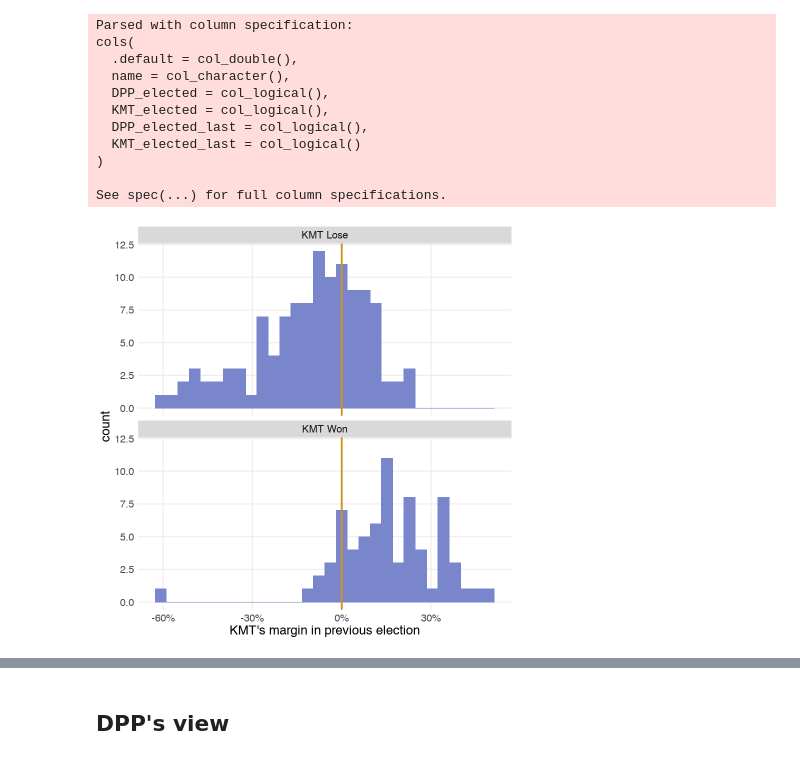
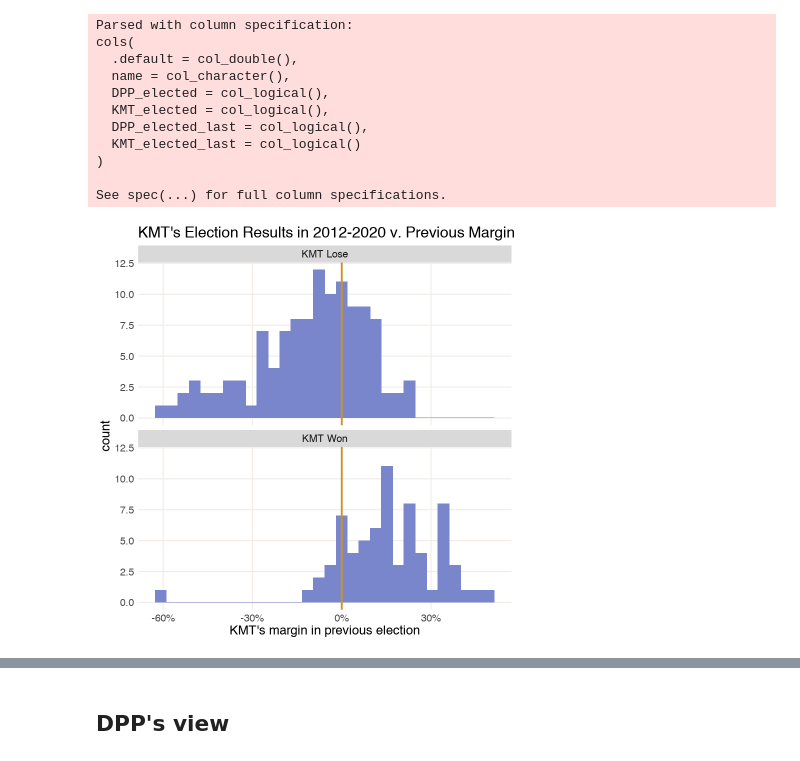
Before and after one commit to missmoss/vote-blog, a Jupyter notebook: _notebooks/2020-04-12- incumbency-advantage.ipynb, the cells around one changed output, grey strips where cells are left out. Cells and saved outputs as stored; diff of their text form; code cells hidden in the pictures.

Commit message:
update many desc & plot color

```diff
--- a/_notebooks/2020-04-12- incumbency-advantage.ipynb
+++ b/_notebooks/2020-04-12- incumbency-advantage.ipynb
@@ -59,18 +65,19 @@ See spec(...) for full column specifications.
 # %%
 #collapse-hide
 dt %>%
 filter(!is.na(margin_all_KMT_pos_last)) %>%
 mutate(KMT_elected = ifelse(KMT_elected == TRUE, "KMT Won", "KMT Lose")) %>%
 ggplot() +
 geom_histogram(aes(x = margin_all_KMT_pos_last), fill = "#7986CB", bins = 30) +
 geom_vline(xintercept = 0, color = "#CC9423", size = 0.8) +
 scale_x_continuous(labels = scales::percent) +
-labs(x = "KMT's margin in previous election") +
+labs(x = "KMT's margin in previous election",
+    title = "KMT's Election Results in 2012-2020 v. Previous Margin") +
 facet_wrap(~KMT_elected, nrow = 2) +
-theme(text = element_text(size=15),
+theme(text = element_text(size = 15),
       axis.ticks = element_blank(),
       panel.background = element_rect(fill = NA),
       panel.grid.major = element_line(colour = "#F2EDE9"),
       panel.grid.minor = element_blank())
 # %% [output]
-[figure, old version]
+[figure, new version]
```
Also changed, not shown: parts of 12 cells of this notebook.
